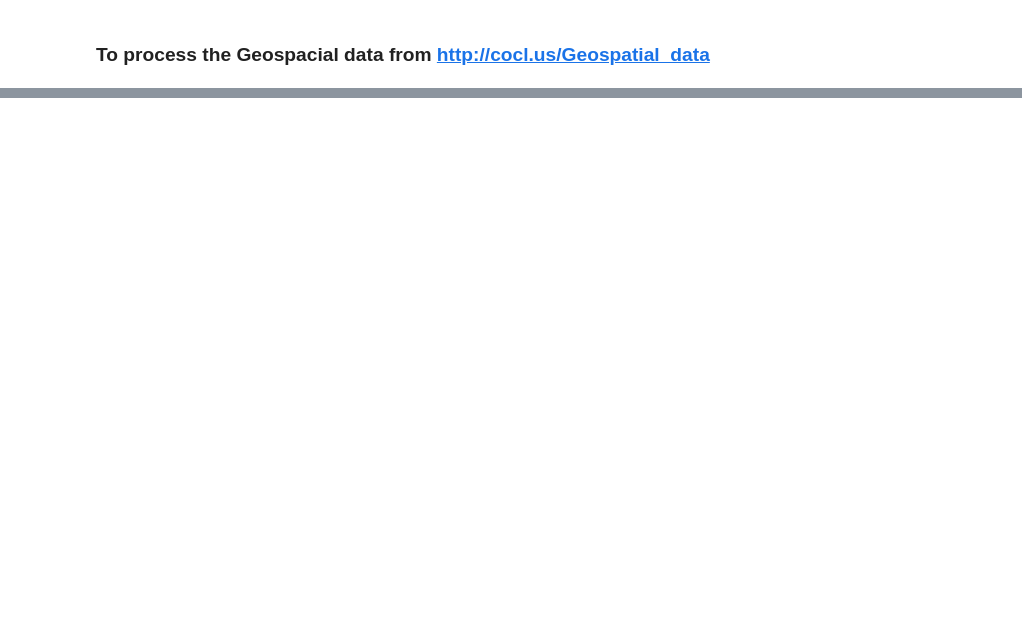
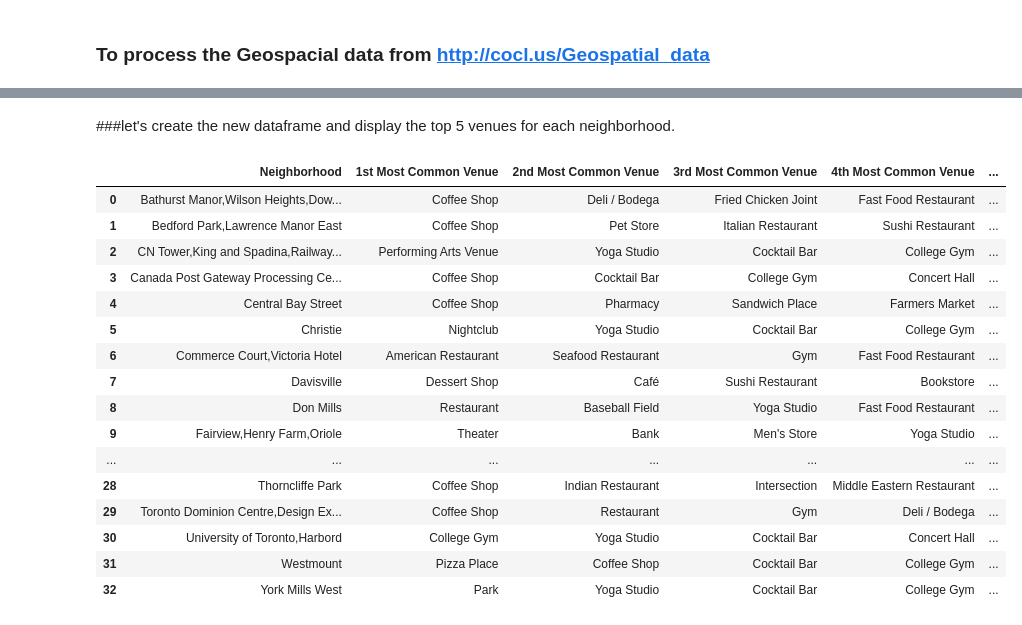
Before and after one commit to PARTHA72/Coursera_Capstone, a Jupyter notebook: Toronto Neighborhood.ipynb, the cells around one changed output, grey strips where cells are left out. Cells and saved outputs as stored; diff of their text form; code cells hidden in the pictures; blank space fills up the shorter version.

Commit message:
Published from Watson Studio.

```diff
--- a/Toronto Neighborhood.ipynb
+++ b/Toronto Neighborhood.ipynb
@@ -133,0 +267,12 @@ mergedTorontoData
+# %%
+num_top_venues = 5
+
+for hood in Toronto_grouped['Neighborhood']:
+    print("----"+hood+"----")
+    temp = Toronto_grouped[Toronto_grouped['Neighborhood'] == hood].T.reset_index()
+    temp.columns = ['venue','freq']
+    temp = temp.iloc[1:]
+    temp['freq'] = temp['freq'].astype(float)
+    temp = temp.round({'freq': 2})
+    print(temp.sort_values('freq', ascending=False).reset_index(drop=True).head(num_top_venues))
+    print('\n')
@@ -133,0 +297,47 @@ mergedTorontoData
+# %%
+def return_most_common_venues(row, num_top_venues):
+    row_categories = row.iloc[1:]
+    row_categories_sorted = row_categories.sort_values(ascending=False)
+
+    return row_categories_sorted.index.values[0:num_top_venues]
+# %% [markdown]
+###let's create the new dataframe and display the top 5 venues for each neighborhood.
+# %%
+num_top_venues = 5
+
+indicators = ['st', 'nd', 'rd']
+
+# create columns according to number of top venues
+columns = ['Neighborhood']
+for ind in np.arange(num_top_venues):
+    try:
+        columns.append('{}{} Most Common Venue'.format(ind+1, indicators[ind]))
+    except:
+        columns.append('{}th Most Common Venue'.format(ind+1))
+
+# create a new dataframe
+neighborhoods_venues_sorted = pd.DataFrame(columns=columns)
+neighborhoods_venues_sorted['Neighborhood'] = Toronto_grouped['Neighborhood']
+
+for ind in np.arange(Toronto_grouped.shape[0]):
+    neighborhoods_venues_sorted.iloc[ind, 1:] = return_most_common_venues(Toronto_grouped.iloc[ind, :], num_top_venues)
+
+neighborhoods_venues_sorted
+# %% [output]
+|  | Neighborhood | 1st Most Common Venue | 2nd Most Common Venue | 3rd Most Common Venue | 4th Most Common Venue | ... |
+| 0 | Bathurst Manor,Wilson Heights,Dow... | Coffee Shop | Deli / Bodega | Fried Chicken Joint | Fast Food Restaurant | ... |
+| 1 | Bedford Park,Lawrence Manor East | Coffee Shop | Pet Store | Italian Restaurant | Sushi Restaurant | ... |
+| 2 | CN Tower,King and Spadina,Railway... | Performing Arts Venue | Yoga Studio | Cocktail Bar | College Gym | ... |
+| 3 | Canada Post Gateway Processing Ce... | Coffee Shop | Cocktail Bar | College Gym | Concert Hall | ... |
+| 4 | Central Bay Street | Coffee Shop | Pharmacy | Sandwich Place | Farmers Market | ... |
+| 5 | Christie | Nightclub | Yoga Studio | Cocktail Bar | College Gym | ... |
+| 6 | Commerce Court,Victoria Hotel | American Restaurant | Seafood Restaurant | Gym | Fast Food Restaurant | ... |
+| 7 | Davisville | Dessert Shop | Café | Sushi Restaurant | Bookstore | ... |
+| 8 | Don Mills | Restaurant | Baseball Field | Yoga Studio | Fast Food Restaurant | ... |
+| 9 | Fairview,Henry Farm,Oriole | Theater | Bank | Men's Store | Yoga Studio | ... |
+| ... | ... | ... | ... | ... | ... | ... |
+| 28 | Thorncliffe Park | Coffee Shop | Indian Restaurant | Intersection | Middle Eastern Restaurant | ... |
+| 29 | Toronto Dominion Centre,Design Ex... | Coffee Shop | Restaurant | Gym | Deli / Bodega | ... |
+| 30 | University of Toronto,Harbord | College Gym | Yoga Studio | Cocktail Bar | Concert Hall | ... |
+| 31 | Westmount | Pizza Place | Coffee Shop | Cocktail Bar | College Gym | ... |
+| 32 | York Mills West | Park | Yoga Studio | Cocktail Bar | College Gym | ... |
```
Also changed, not shown: parts of 16 cells of this notebook.
